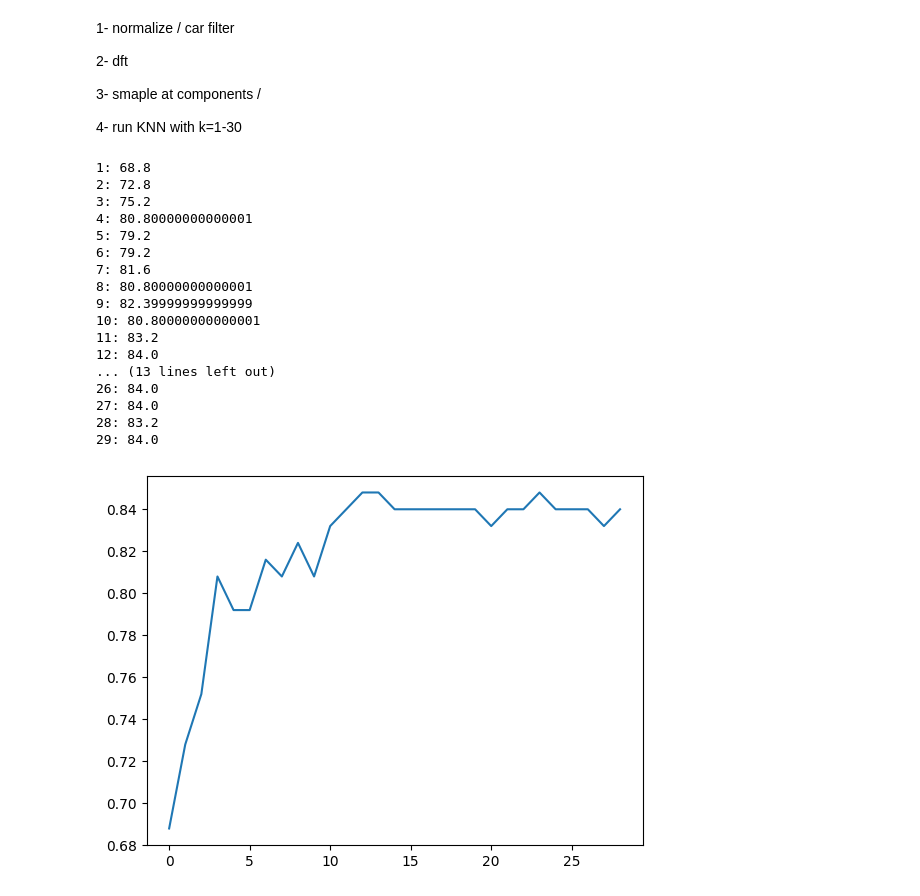
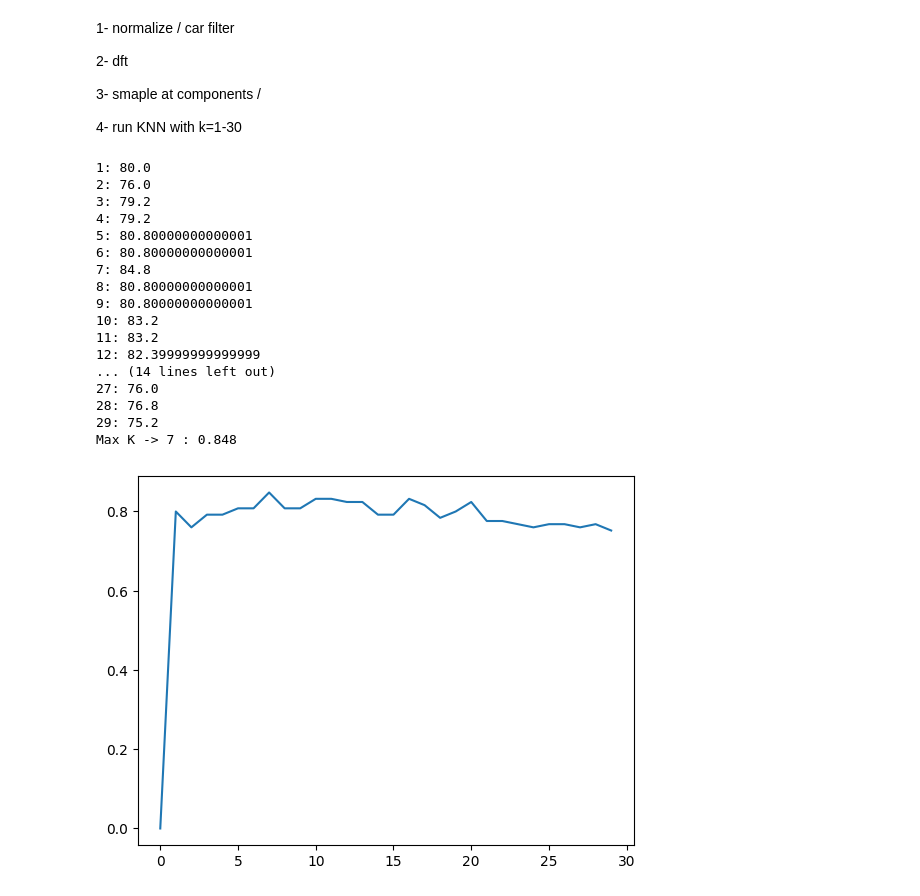
Before and after one commit to MostafaBelo/DSP_Project, a Jupyter notebook: project.ipynb, the cells around one changed output. Cells and saved outputs as stored; diff of their text form; code cells hidden in the pictures.

```diff
--- a/project.ipynb
+++ b/project.ipynb
@@ -308,58 +308,60 @@ O1: 0.48 | O2: 0.84 | O_avg: 0.744
 4- run KNN with k=1-30
 # %%
 # narrow spectrum to only 5 components
-window = (30, 65)
-trials_components = apply_function_per_trial(trials_dft, get_components_val_from_dft, (125,14,5))
-# trials_components = apply_function_per_trial(trials_dft, lambda x: x[window[0]: window[1]], (125,14,window[1]-window[0]))
+# window = (30, 65)
+window = (5, 189)
+# trials_components = apply_function_per_trial(trials_dft, get_components_val_from_dft, (125,14,5))
+trials_components = apply_function_per_trial(trials_dft, lambda x: x[window[0]: window[1]], (125,14,window[1]-window[0]))
 # trials_components = apply_function_per_trial(trials_dft, get_components_val_from_dft_windowed, (125,14,25))
 # %%
 # try using components only instead of all data
-components_window_size = 5
+components_window_size = 100
 
 electrode = 7
-acc_k = []
+acc_k = np.zeros(30)
 for k in range(1,30):
     res = np.ndarray(125)
     for i in range(125):
         neigh = KNeighborsClassifier(n_neighbors=k) # create classifier with k
 
         # drop ith trial
         trials_dropped = np.append(trials_components[:i], trials_components[i+1:], 0)
         y_dropped = np.append(aggregate_y[:i], aggregate_y[i+1:])
 
         neigh.fit(trials_dropped[:,electrode,:], y_dropped)
         res[i] = neigh.predict(trials_components[[i],electrode])[0]
 
         # neigh.fit((trials_dropped[:,6,:] + trials_dropped[:,7,:]) / 2, y_dropped)
         # res[i] = neigh.predict((trials_components[[i],6] + trials_components[[i],7]) / 2)[0]
 
         # neigh.fit(trials_dropped[:,6:8,:].reshape(124,components_window_size*2), y_dropped)
         # res[i] = neigh.predict(trials_components[[i],6:8].reshape(1,components_window_size*2))[0]
 
         # neigh.fit(trials_dropped[:,:,:].reshape(124,components_window_size*14), y_dropped)
         # res[i] = neigh.predict(trials_components[[i],:].reshape(1,components_window_size*14))[0]
 
     acc = acc_fn(aggregate_y, res)
-    acc_k.append(acc)
+    acc_k[k] = acc
     print(f"{k}: {acc*100}")
 
+print(f"Max K -> {acc_k.argmax()} : {acc_k.max()}")
 plt.plot(acc_k);
 # %% [output]
-1: 68.8
-2: 72.8
-3: 75.2
-4: 80.80000000000001
-5: 79.2
-6: 79.2
-7: 81.6
+1: 80.0
+2: 76.0
+3: 79.2
+4: 79.2
+5: 80.80000000000001
+6: 80.80000000000001
+7: 84.8
 8: 80.80000000000001
-9: 82.39999999999999
-10: 80.80000000000001
+9: 80.80000000000001
+10: 83.2
 11: 83.2
-12: 84.0
-... (13 lines left out)
-26: 84.0
-27: 84.0
-28: 83.2
-29: 84.0
+12: 82.39999999999999
+... (14 lines left out)
+27: 76.0
+28: 76.8
+29: 75.2
+Max K -> 7 : 0.848
-[figure, old version]
+[figure, new version]
```
Also changed, not shown: parts of 12 cells of this notebook, 2 other files.
